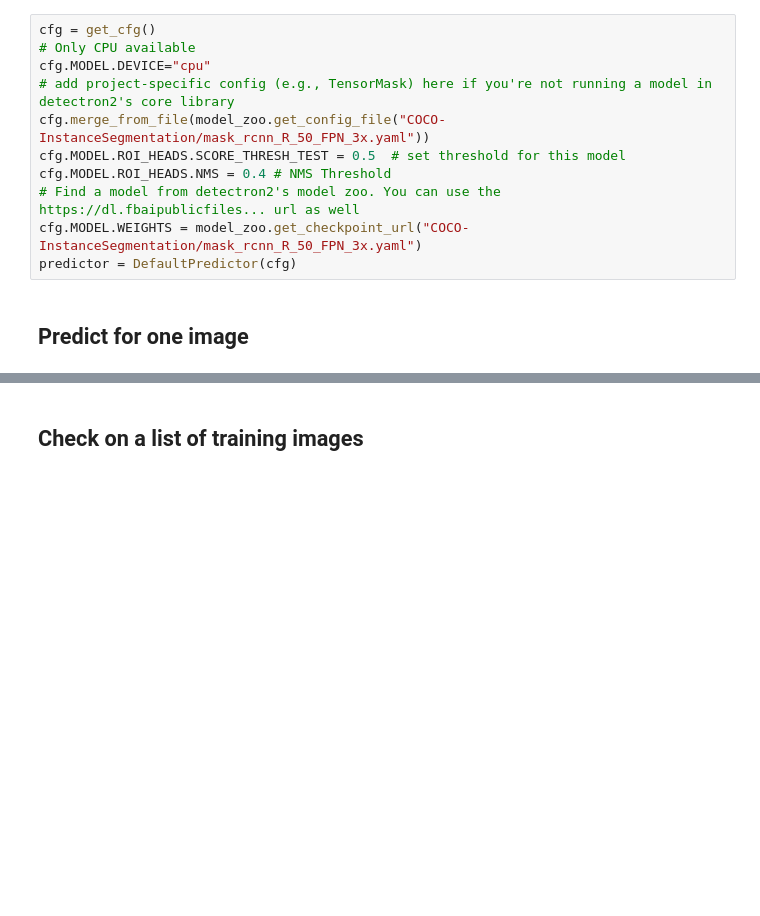
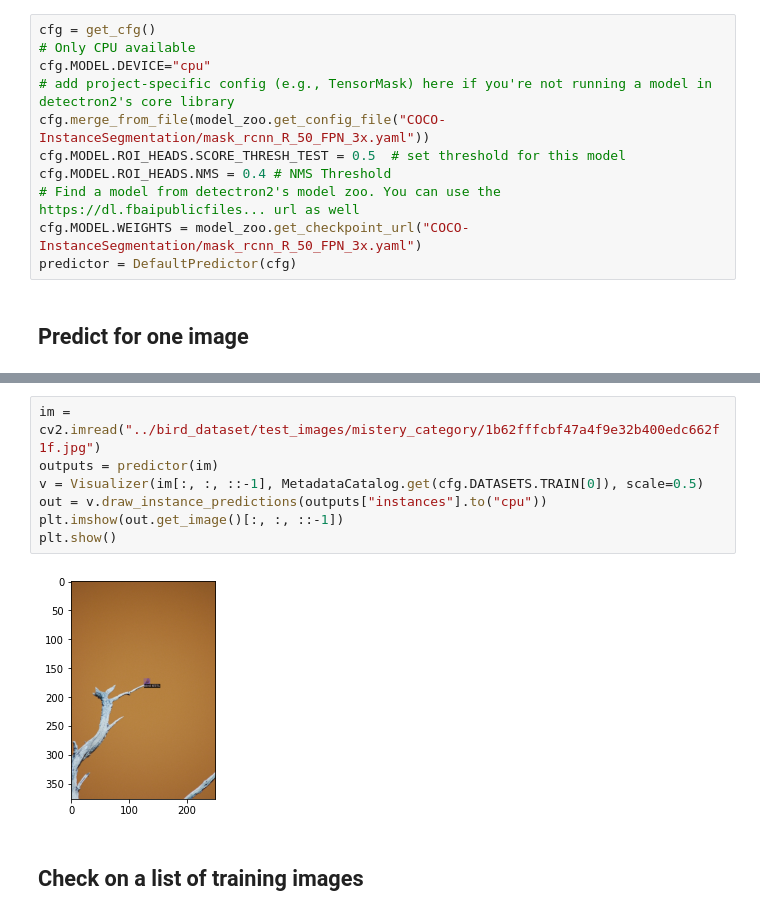
Before and after one commit to chloeskt/recvis21_a3, a Jupyter notebook: notebooks/Mask_RCNN.ipynb, the cells around one changed output, grey strips where cells are left out. Drawn from its saved outputs; the diff is of its cells as text; blank space fills up the shorter version.

```diff
--- a/notebooks/Mask_RCNN.ipynb
+++ b/notebooks/Mask_RCNN.ipynb
@@ -119,3 +119,12 @@ plt.show()
+# %%
+im = cv2.imread("../bird_dataset/test_images/mistery_category/1b62fffcbf47a4f9e32b400edc662f1f.jpg")
+outputs = predictor(im)
+v = Visualizer(im[:, :, ::-1], MetadataCatalog.get(cfg.DATASETS.TRAIN[0]), scale=0.5)
+out = v.draw_instance_predictions(outputs["instances"].to("cpu"))
+plt.imshow(out.get_image()[:, :, ::-1])
+plt.show()
+# %% [output]
+[figure, added]
 # %% [markdown]
 ## Check on a list of training images
 # %%
```
Also changed, not shown: parts of 5 cells of this notebook, 3 other files.
